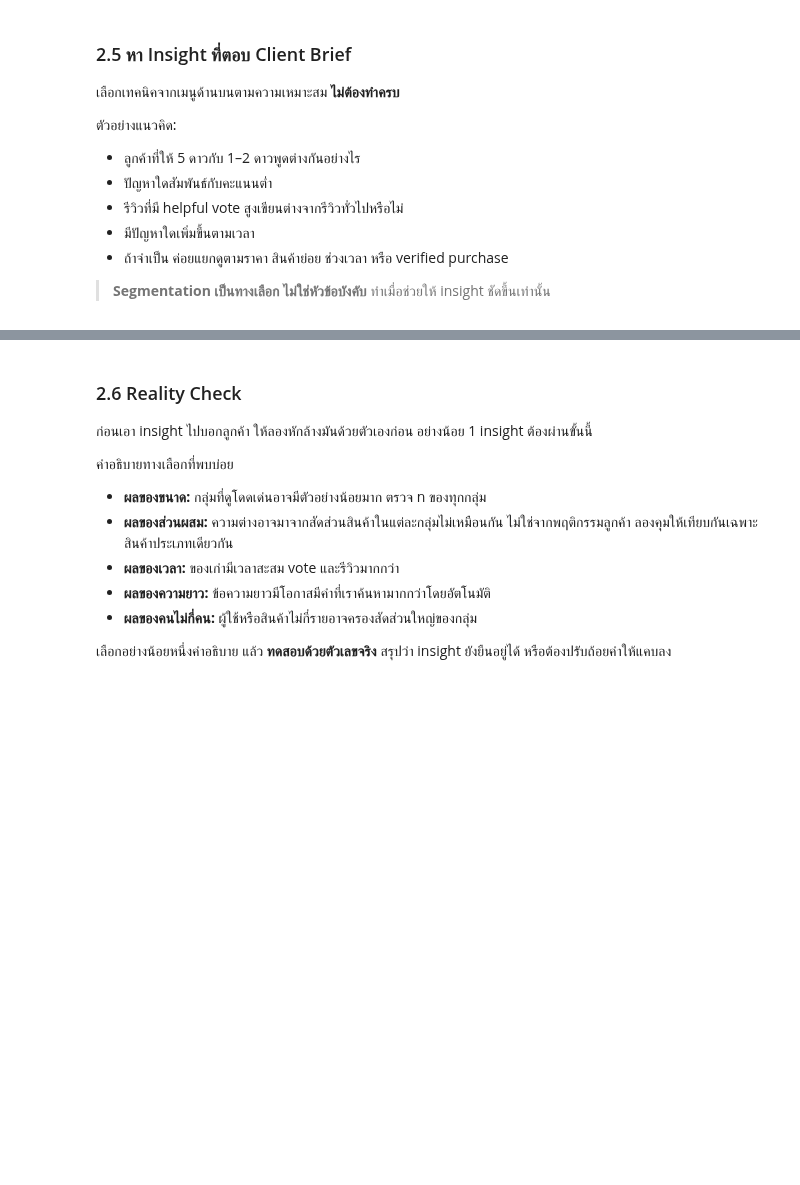
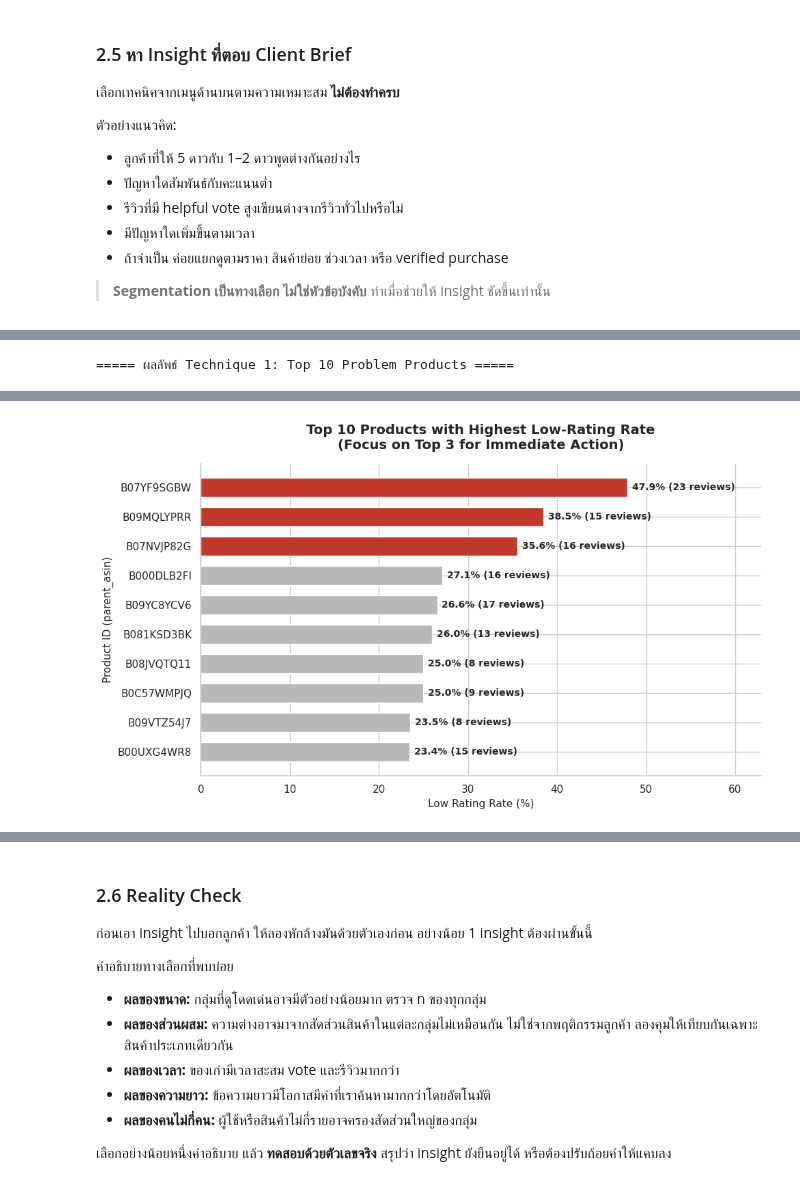
Before and after one commit to doperjerr/Project1-Text_Analytics69, a Jupyter notebook: project1_text_analytics69.ipynb, the cells around one changed output, grey strips where cells are left out. Drawn from its saved outputs; the diff is of its cells as text; code cells hidden in the pictures; blank space fills up the shorter version.

```diff
--- a/project1_text_analytics69.ipynb
+++ b/project1_text_analytics69.ipynb
@@ -2020,0 +860,78 @@ plt.show()
+# %%
+# ============================================================
+# TECHNIQUE 1: Product-Level Analysis
+# คำถาม: สินค้ากลุ่มไหน/รหัสอะไรที่มีวิกฤตคะแนน 1-2 ดาวสูงสุด?
+# ============================================================
+import pandas as pd
+import matplotlib.pyplot as plt
+import numpy as np
+
+# 1. เตรียมข้อมูลรีวิว 1-2 ดาว และแปลง categories
+df_low = df[df['rating'] <= 2].copy()
+df['categories'] = df['categories'].apply(
+    lambda x: ', '.join(x) if isinstance(x, list) else str(x)
+)
+
+# 2. คำนวณสัดส่วนรีวิว 1-2 ดาวรายสินค้า
+product_summary = (
+    df.groupby(['categories', 'main_category', 'parent_asin'])
+      .agg(
+          Total_Reviews=('rating', 'count'),
+          Low_Rating_Reviews=('rating', lambda x: (x <= 2).sum()),
+          Average_Rating=('rating', 'mean')
+      )
+      .reset_index()
+)
+
+product_summary['Low_Rating_Rate'] = (
+    product_summary['Low_Rating_Reviews'] / product_summary['Total_Reviews'] * 100
+)
+
+# 3. กรองเฉพาะสินค้าที่มีรีวิวรวมอย่างน้อย 30 รีวิวเพื่อป้องกัน Bias
+product_summary_filtered = product_summary[product_summary['Total_Reviews'] >= 30].copy()
+
+top_problem_products = (
+    product_summary_filtered
+    .sort_values(['Low_Rating_Rate', 'Low_Rating_Reviews'], ascending=[False, False])
+    .head(10)
+    .reset_index(drop=True)
+)
+
+print("\n===== ผลลัพธ์ Technique 1: Top 10 Problem Products =====")
+display(top_problem_products[['parent_asin', 'Total_Reviews', 'Low_Rating_Reviews', 'Low_Rating_Rate']])
+
+# ------------------------------------------------------------
+# กราฟสำหรับ Technique 1
+# ------------------------------------------------------------
+plot_data = top_problem_products.sort_values('Low_Rating_Rate', ascending=True).copy()
+plot_data['product_label'] = plot_data['parent_asin'].astype(str)
+
+plt.figure(figsize=(10, 6))
+
+# ไฮไลต์สีแดงเฉพาะ 3 อันดับแรก (ตาม Brief ที่แก้ได้ 3 อย่าง) สีเทาสำหรับอันดับอื่น
+colors = ['#C0392B' if i >= len(plot_data) - 3 else '#B8B8B8' for i in range(len(plot_data))]
+
+bars = plt.barh(
+    plot_data['product_label'],
+    plot_data['Low_Rating_Rate'],
+    color=colors,
+    height=0.65
+)
+
+plt.title('Top 10 Products with Highest Low-Rating Rate\n(Focus on Top 3 for Immediate Action)', fontsize=14, fontweight='bold', pad=15)
+plt.xlabel('Low Rating Rate (%)', fontsize=11)
+plt.ylabel('Product ID (parent_asin)', fontsize=11)
+
+# แสดงตัวเลขบนแท่งกราฟ
+for bar, rate, count in zip(bars, plot_data['Low_Rating_Rate'], plot_data['Low_Rating_Reviews']):
+    plt.text(rate + 0.5, bar.get_y() + bar.get_height()/2,
+             f'{rate:.1f}% ({count} reviews)',
+             va='center', fontsize=10, fontweight='bold')
+
+plt.xlim(0, plot_data['Low_Rating_Rate'].max() + 15)
+plt.gca().spines['top'].set_visible(False)
+plt.gca().spines['right'].set_visible(False)
+plt.tight_layout()
+plt.show()
+# %% [output]
+===== ผลลัพธ์ Technique 1: Top 10 Problem Products =====
@@ -2020,0 +949 @@ plt.show()
+[figure, added]
```
Also changed, not shown: parts of 29 cells of this notebook.
